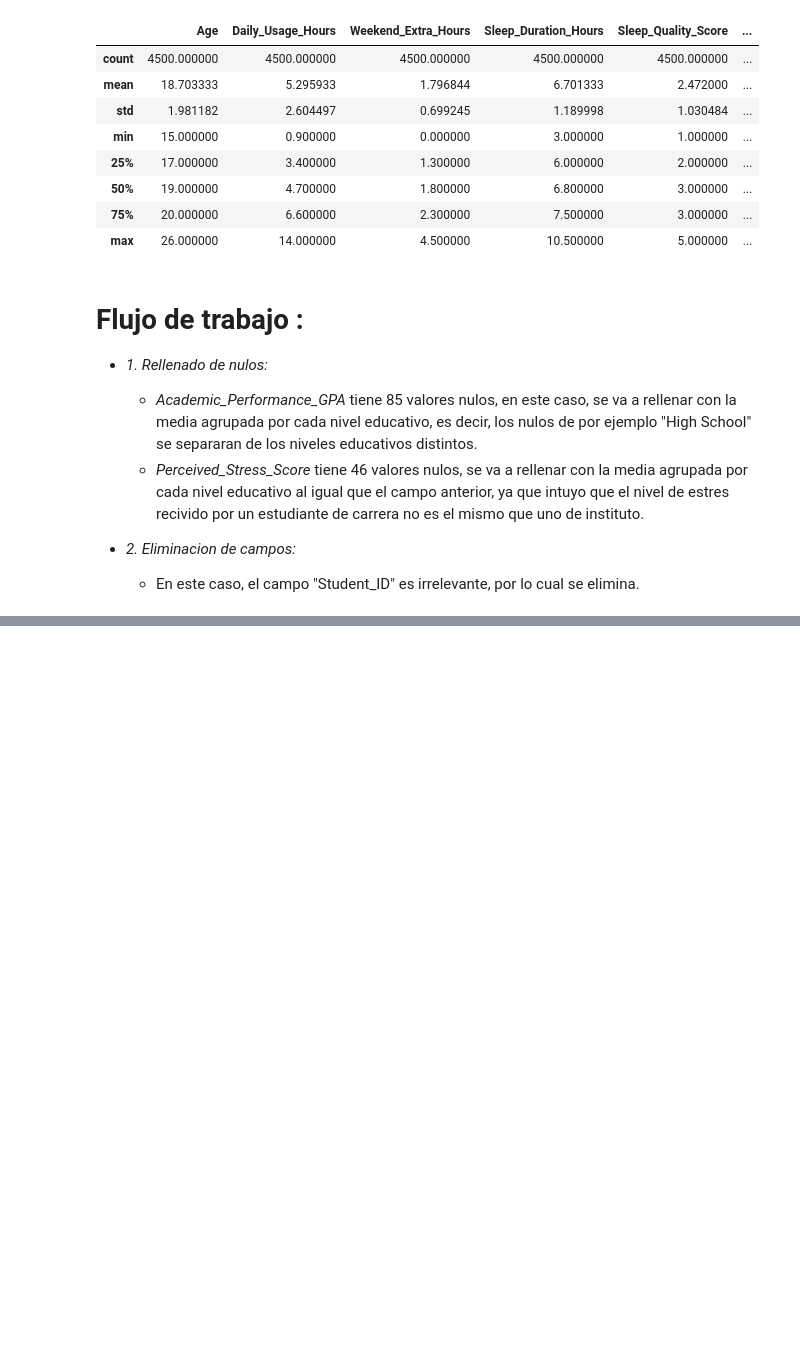
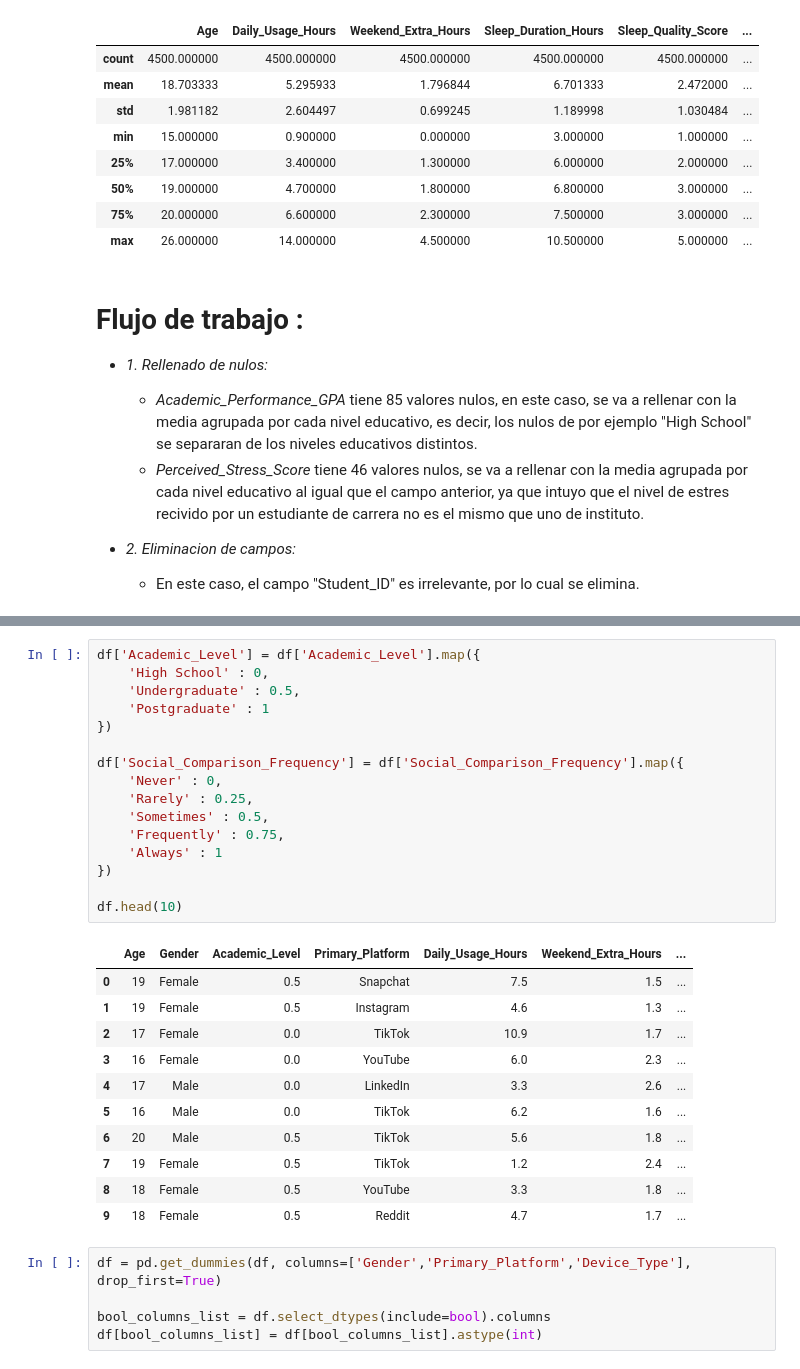
Before and after one commit to SLOPTRI/Student-Social-Media-Impact-ML, a Jupyter notebook: main.ipynb, the cells around one changed output, grey strips where cells are left out. Drawn from its saved outputs; the diff is of its cells as text; blank space fills up the shorter version.

```diff
--- a/main.ipynb
+++ b/main.ipynb
@@ -164,0 +185,33 @@ plt.show()
+# %%
+df['Academic_Level'] = df['Academic_Level'].map({
+    'High School' : 0,
+    'Undergraduate' : 0.5,
+    'Postgraduate' : 1
+})
+
+df['Social_Comparison_Frequency'] = df['Social_Comparison_Frequency'].map({
+    'Never' : 0,
+    'Rarely' : 0.25,
+    'Sometimes' : 0.5,
+    'Frequently' : 0.75,
+    'Always' : 1
+})
+
+df.head(10)
+# %% [output]
+|  | Age | Gender | Academic_Level | Primary_Platform | Daily_Usage_Hours | Weekend_Extra_Hours | ... |
+| 0 | 19 | Female | 0.5 | Snapchat | 7.5 | 1.5 | ... |
+| 1 | 19 | Female | 0.5 | Instagram | 4.6 | 1.3 | ... |
+| 2 | 17 | Female | 0.0 | TikTok | 10.9 | 1.7 | ... |
+| 3 | 16 | Female | 0.0 | YouTube | 6.0 | 2.3 | ... |
+| 4 | 17 | Male | 0.0 | LinkedIn | 3.3 | 2.6 | ... |
+| 5 | 16 | Male | 0.0 | TikTok | 6.2 | 1.6 | ... |
+| 6 | 20 | Male | 0.5 | TikTok | 5.6 | 1.8 | ... |
+| 7 | 19 | Female | 0.5 | TikTok | 1.2 | 2.4 | ... |
+| 8 | 18 | Female | 0.5 | YouTube | 3.3 | 1.8 | ... |
+| 9 | 18 | Female | 0.5 | Reddit | 4.7 | 1.7 | ... |
+# %%
+df = pd.get_dummies(df, columns=['Gender','Primary_Platform','Device_Type'], drop_first=True)
+
+bool_columns_list = df.select_dtypes(include=bool).columns
+df[bool_columns_list] = df[bool_columns_list].astype(int)
```
Also changed, not shown: parts of 7 cells of this notebook.
